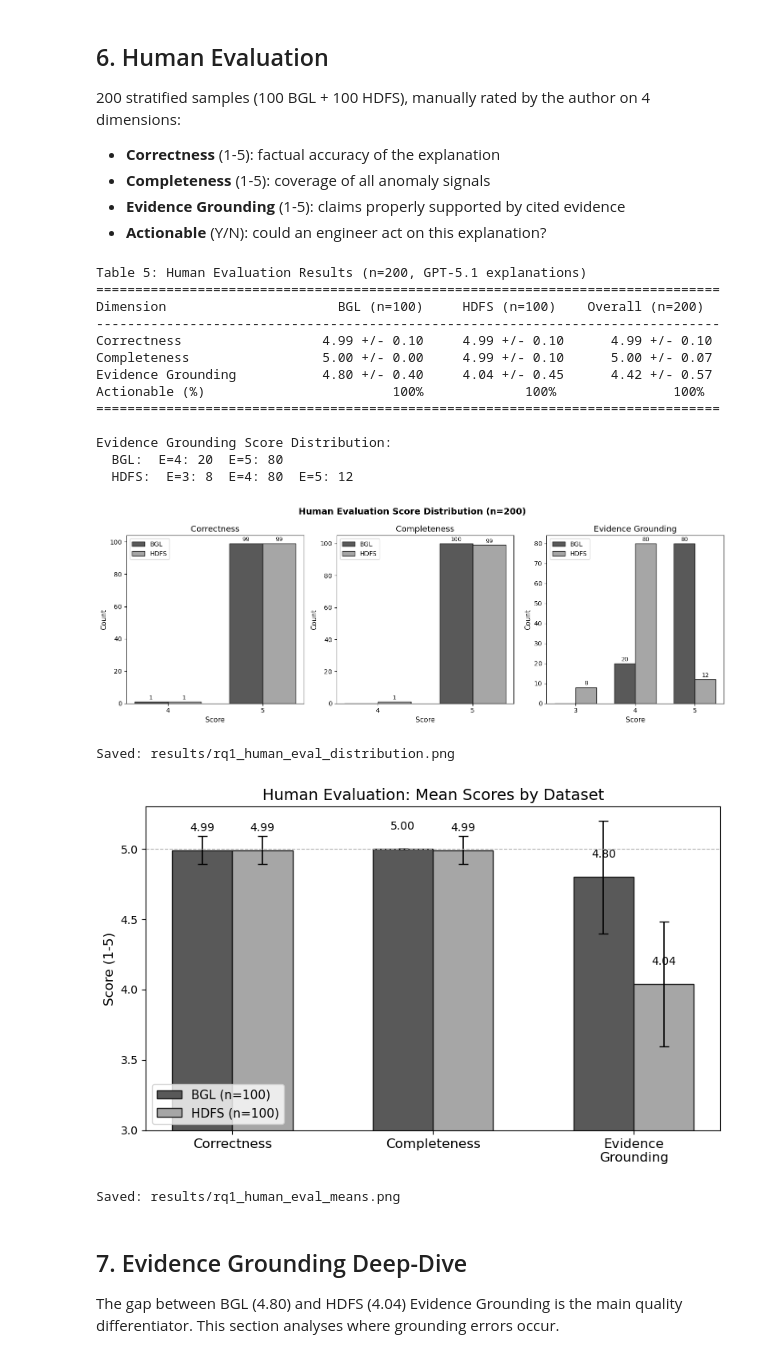
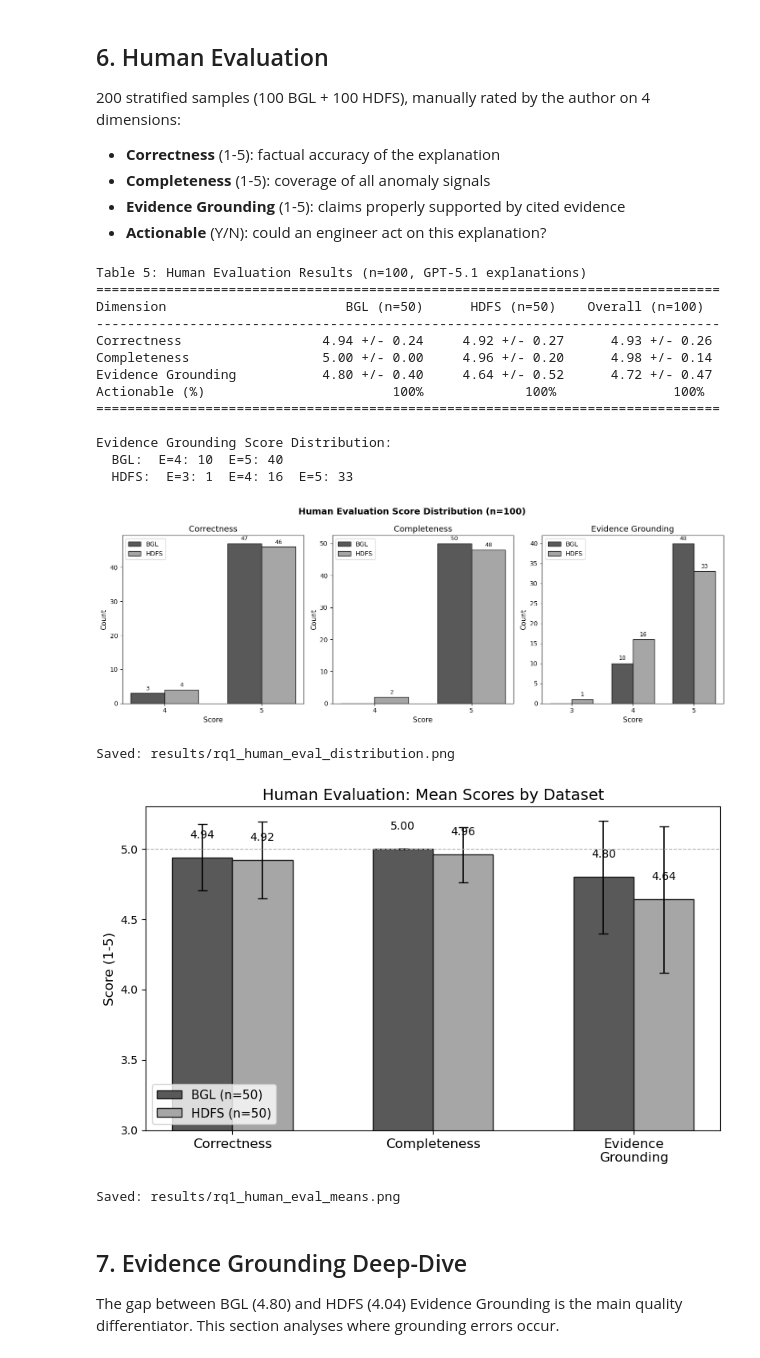
Before and after one commit to tw13023/agentic-log-explanations, a Jupyter notebook: notebooks/13_rq1_explanation_quality.ipynb, the cells around one changed output. Cells and saved outputs as stored; diff of their text form; code cells hidden in the pictures.

```diff
--- a/notebooks/13_rq1_explanation_quality.ipynb
+++ b/notebooks/13_rq1_explanation_quality.ipynb
@@ -42,11 +42,11 @@ PROJECT_ROOT = Path('..').resolve()
 RESULTS_DIR = PROJECT_ROOT / 'results'
 RESULTS_HDFS_DIR = PROJECT_ROOT / 'results_HDFS'
 
-BGL_JSONL = RESULTS_DIR / 'explanations_BGL_20260301_112519.jsonl'
-HDFS_JSONL = RESULTS_HDFS_DIR / 'explanations_HDFS_20260303_162016.jsonl'
-BGL_METRICS = RESULTS_DIR / 'explanations_BGL_20260301_112519.metrics.json'
-HDFS_METRICS = RESULTS_HDFS_DIR / 'explanations_HDFS_20260303_162016.metrics.json'
-HUMAN_EVAL = RESULTS_DIR / 'human_eval_GPT51_ratings.json'
+BGL_JSONL = RESULTS_DIR / 'explanations_BGL_20260313_002116.jsonl'
+HDFS_JSONL = RESULTS_HDFS_DIR / 'explanations_HDFS_20260311_230513.jsonl'
+BGL_METRICS = RESULTS_DIR / 'explanations_BGL_20260313_002116.metrics.json'
+HDFS_METRICS = RESULTS_HDFS_DIR / 'explanations_HDFS_20260311_230513.metrics.json'
+HUMAN_EVAL = RESULTS_DIR / 'human_eval_postfix_ratings.json'
 
 print(f'BGL JSONL exists:   {BGL_JSONL.exists()}')
 print(f'HDFS JSONL exists:  {HDFS_JSONL.exists()}')
@@ -484,10 +484,14 @@ stats_bgl = he_stats(bgl_he, 'BGL')
 stats_hdfs = he_stats(hdfs_he, 'HDFS')
 stats_all = he_stats(all_he, 'Overall')
 
+n_bgl = stats_bgl['n']
+n_hdfs = stats_hdfs['n']
+n_all = stats_all['n']
+
 # Table 5: Human Evaluation Results
-print('Table 5: Human Evaluation Results (n=200, GPT-5.1 explanations)')
+print(f'Table 5: Human Evaluation Results (n={n_all}, GPT-5.1 explanations)')
 print('=' * 80)
-print(f'{"Dimension":<25} {"BGL (n=100)":>16} {"HDFS (n=100)":>16} {"Overall (n=200)":>18}')
+print(f'{"Dimension":<25} {f"BGL (n={n_bgl})":>16} {f"HDFS (n={n_hdfs})":>16} {f"Overall (n={n_all})":>18}')
 print('-' * 80)
 for dim, key in [('Correctness', 'c'), ('Completeness', 'co'), ('Evidence Grounding', 'e')]:
     b_m, b_s = stats_bgl[f'{key}_mean'], stats_bgl[f'{key}_std']
@@ -505,19 +509,19 @@ for name, st in [('BGL', stats_bgl), ('HDFS', stats_hdfs)]:
         print(f'  E={int(score)}: {st["e_dist"][score]}', end='')
     print()
 # %% [output]
-Table 5: Human Evaluation Results (n=200, GPT-5.1 explanations)
+Table 5: Human Evaluation Results (n=100, GPT-5.1 explanations)
 ================================================================================
-Dimension                      BGL (n=100)     HDFS (n=100)    Overall (n=200)
+Dimension                       BGL (n=50)      HDFS (n=50)    Overall (n=100)
 --------------------------------------------------------------------------------
-Correctness                  4.99 +/- 0.10     4.99 +/- 0.10      4.99 +/- 0.10
-Completeness                 5.00 +/- 0.00     4.99 +/- 0.10      5.00 +/- 0.07
-Evidence Grounding           4.80 +/- 0.40     4.04 +/- 0.45      4.42 +/- 0.57
+Correctness                  4.94 +/- 0.24     4.92 +/- 0.27      4.93 +/- 0.26
+Completeness                 5.00 +/- 0.00     4.96 +/- 0.20      4.98 +/- 0.14
+Evidence Grounding           4.80 +/- 0.40     4.64 +/- 0.52      4.72 +/- 0.47
 Actionable (%)                        100%             100%               100%
 ================================================================================
 
 Evidence Grounding Score Distribution:
-  BGL:  E=4: 20  E=5: 80
-  HDFS:  E=3: 8  E=4: 80  E=5: 12
+  BGL:  E=4: 10  E=5: 40
+  HDFS:  E=3: 1  E=4: 16  E=5: 33
 # %%
 # Figure 3: Human Evaluation Score Distribution
 fig, axes = plt.subplots(1, 3, figsize=(14, 5))
@@ -534,35 +538,35 @@ for ax, (title, key) in zip(axes, dimensions):
 
     scores = sorted(set(bgl_vals + hdfs_vals))
     bgl_counts = [bgl_vals.count(s) for s in scores]
     hdfs_counts = [hdfs_vals.count(s) for s in scores]
 
     x = np.arange(len(scores))
     width = 0.35
     ax.bar(x - width/2, bgl_counts, width, label='BGL', color='0.35', edgecolor='0.1')
     ax.bar(x + width/2, hdfs_counts, width, label='HDFS', color='0.65', edgecolor='0.1')
 
     ax.set_xlabel('Score', fontsize=11)
     ax.set_ylabel('Count', fontsize=11)
     ax.set_title(title, fontsize=13)
     ax.set_xticks(x)
     ax.set_xticklabels([str(int(s)) for s in scores])
     ax.legend(fontsize=10)
 
     # Annotate bar values
     for bars in [ax.containers[0], ax.containers[1]]:
         for bar in bars:
             h = bar.get_height()
             if h > 0:
                 ax.text(bar.get_x() + bar.get_width()/2, h + 0.5,
                         str(int(h)), ha='center', va='bottom', fontsize=9)
 
-fig.suptitle('Human Evaluation Score Distribution (n=200)', fontsize=14, fontweight='bold')
+fig.suptitle(f'Human Evaluation Score Distribution (n={n_all})', fontsize=14, fontweight='bold')
 plt.tight_layout()
 plt.savefig(str(RESULTS_DIR / 'rq1_human_eval_distribution.png'), dpi=600, bbox_inches='tight')
 plt.show()
 print('Saved: results/rq1_human_eval_distribution.png')
 # %% [output]
-[figure, old version]
+[figure, new version]
 Saved: results/rq1_human_eval_distribution.png
 # %%
 # Figure 4: Human Evaluation -- Mean Scores with Error Bars
@@ -578,10 +582,10 @@ x = np.arange(len(dims))
 width = 0.3
 
 bars1 = ax.bar(x - width/2, bgl_means, width, yerr=bgl_stds,
-               label='BGL (n=100)', color='0.35', edgecolor='0.1',
+               label=f'BGL (n={n_bgl})', color='0.35', edgecolor='0.1',
                capsize=4, error_kw={'linewidth': 1.2})
 bars2 = ax.bar(x + width/2, hdfs_means, width, yerr=hdfs_stds,
-               label='HDFS (n=100)', color='0.65', edgecolor='0.1',
+               label=f'HDFS (n={n_hdfs})', color='0.65', edgecolor='0.1',
                capsize=4, error_kw={'linewidth': 1.2})
 
 ax.set_ylabel('Score (1-5)', fontsize=12)
@@ -602,7 +606,7 @@ plt.savefig(str(RESULTS_DIR / 'rq1_human_eval_means.png'), dpi=600, bbox_inches=
 plt.show()
 print('Saved: results/rq1_human_eval_means.png')
 # %% [output]
-[figure, old version]
+[figure, new version]
 Saved: results/rq1_human_eval_means.png
 # %% [markdown]
 ## 7. Evidence Grounding Deep-Dive
```
Also changed, not shown: parts of 10 cells of this notebook, 21 other files.
